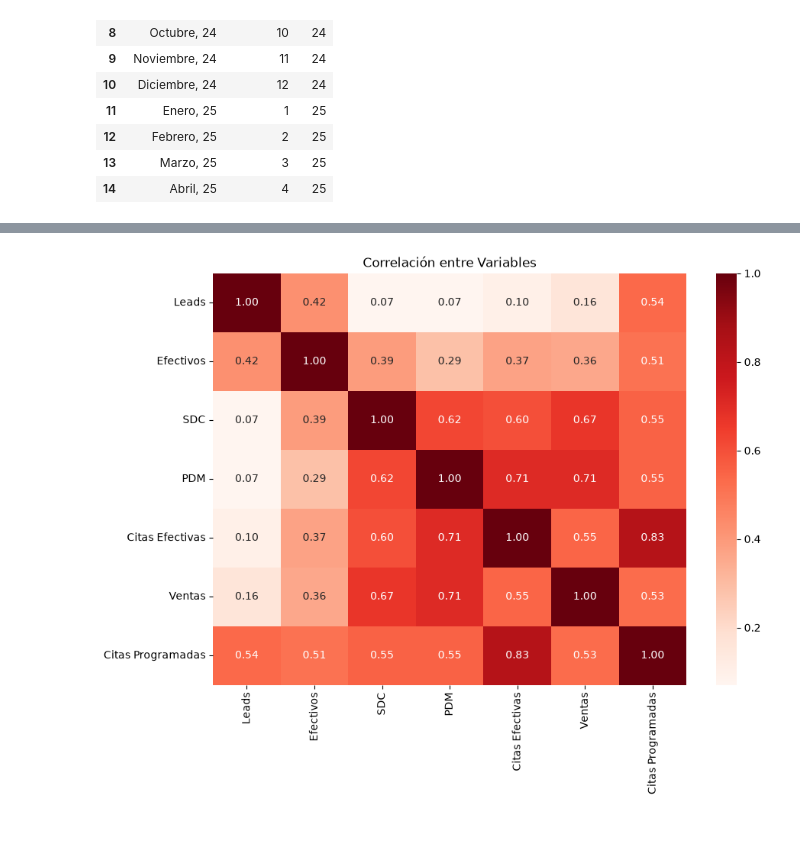
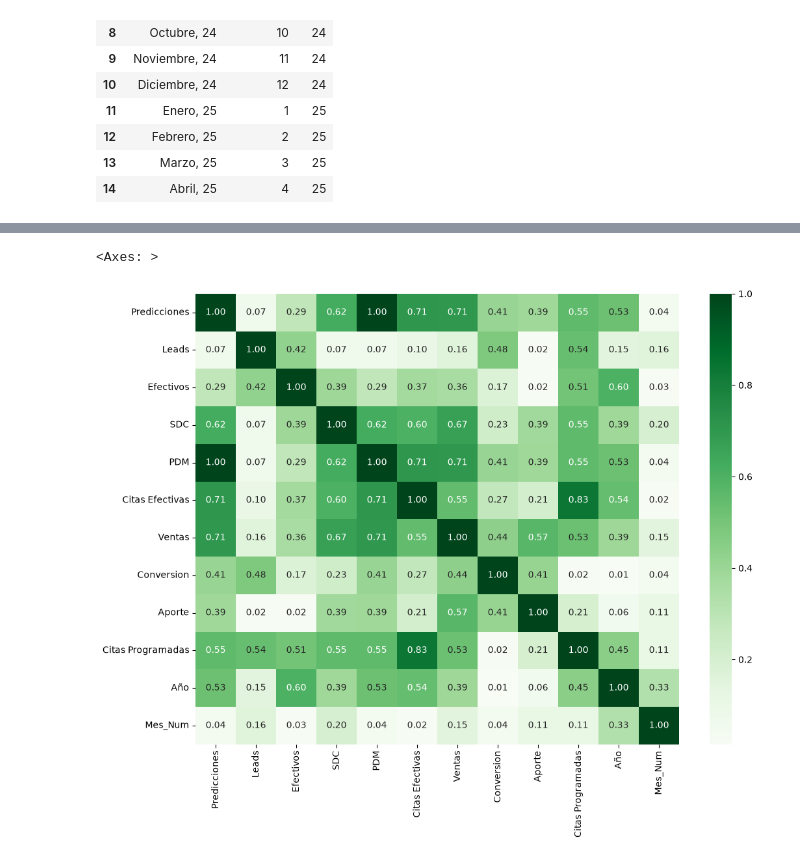
Before and after one commit to DavidMazonJuarez08/Regresion-Lineal-Simple, a Jupyter notebook: Limpieza_Principales_Canales_Regresión.ipynb, the cells around one changed output, grey strips where cells are left out. Saved outputs shown, nothing was run; the diff lists cells and outputs as text; code cells hidden in the pictures; blank space fills up the shorter version.

Commit message:
Análisis de regresión y correlación terminadas

```diff
--- a/Limpieza_Principales_Canales_Regresión.ipynb
+++ b/Limpieza_Principales_Canales_Regresión.ipynb
@@ -231,0 +313,6 @@ data[['Mes', 'Mes_Num', 'Año']].head(15)
+# %%
+# Agregamos la columna de predicciones al DataFrame
+
+data.insert(0, 'Predicciones', y_pred)
+
+data
@@ -232,11 +362,7 @@ data[['Mes', 'Mes_Num', 'Año']].head(15)
 # %%
-# Seleccionamos las variables para el análisis de correlación
-variables_analisis = data[
-    ['Leads',
-     'Efectivos',
-     'SDC',
-     'PDM',
-     'Citas Efectivas',
-     'Ventas',
-     'Citas Programadas']
-]
+# Seleccionamos únicamente las variables numéricas
+# para realizar el análisis de correlaciones
+
+data_num = data.select_dtypes(include=np.number)
+
+data_num
@@ -243,5 +390,7 @@ variables_analisis = data[
 # %%
-# Encontramos las correlaciones entre las variables
-Corr_Factors = variables_analisis.corr()
+# Calculamos la matriz de correlaciones
+
+Corr_Factors = data_num.corr()
+
 Corr_Factors
 # %% [output]
@@ -269,16 +439,16 @@ Corr_Factors1
 # %%
-# Graficamos el mapa de calor de las correlaciones
+# Graficamos el mapa de calor con los valores de correlación
 
-plt.figure(figsize=(10, 7))
+plt.figure(figsize=(12, 9))
 
 Heat_Map = sns.heatmap(
     Corr_Factors1,
-    cmap='Reds',
+    cmap='Greens',
     annot=True,
     fmt=".2f"
 )
 
-plt.title("Correlación entre Variables")
-plt.show()
+Heat_Map
 # %% [output]
+<Axes: >
-[figure, old version]
+[figure, new version]
```
Also changed, not shown: parts of 29 cells of this notebook, 3 other files.
